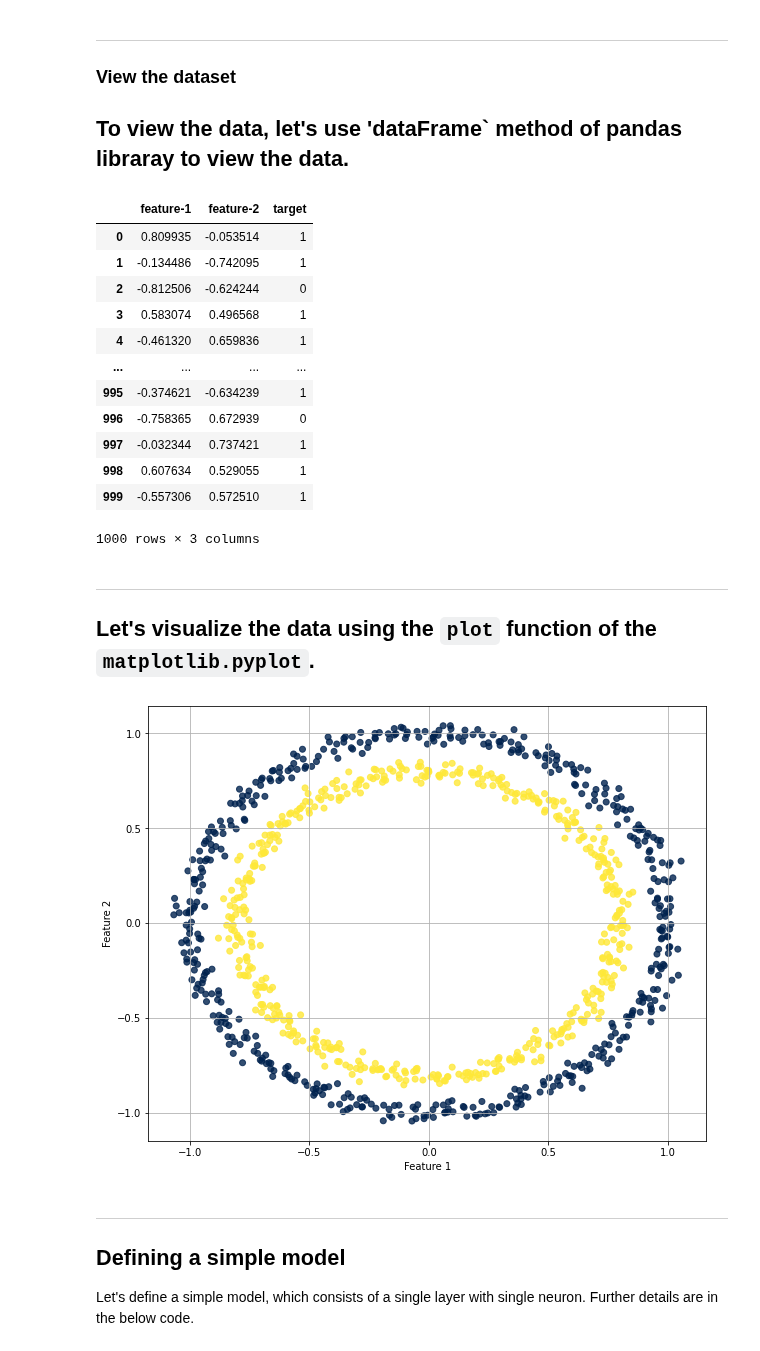
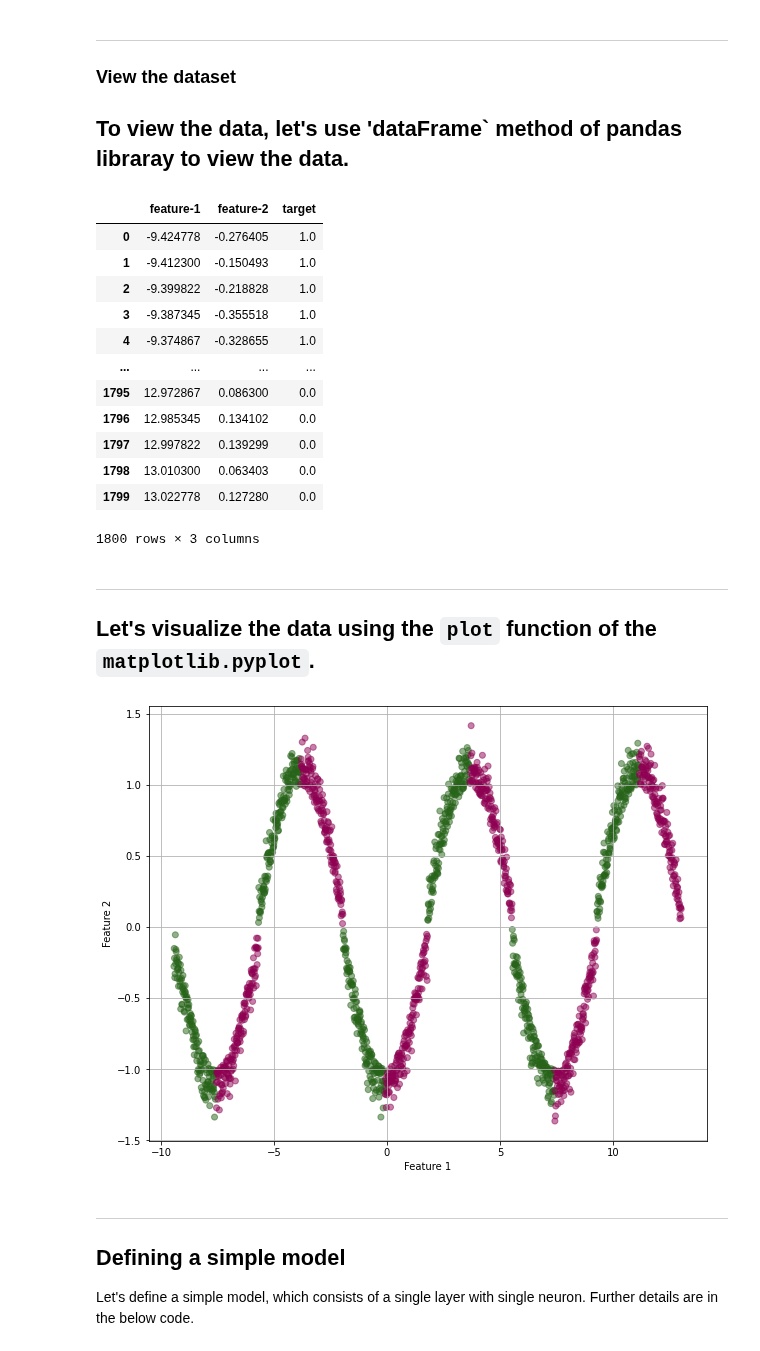
Before and after one commit to ImranNust/Spring2021_CS_ANN_Class, a Jupyter notebook: Lecture4_ShallowAndDeepNetowks/Module5_ADeepNeuralNetworkModelForAComplexDataset.ipynb, the cells around one changed output. Saved outputs shown, nothing was run; the diff lists cells and outputs as text; code cells hidden in the pictures.

```diff
--- a/Lecture4_ShallowAndDeepNetowks/Module5_ADeepNeuralNetworkModelForAComplexDataset.ipynb
+++ b/Lecture4_ShallowAndDeepNetowks/Module5_ADeepNeuralNetworkModelForAComplexDataset.ipynb
@@ -39,3 +37,26 @@ y = y.reshape(1000,1)
+# %%
+# Following lines of code to plot a sine wave
+
+c = 3
+num = 1800
+step = num/(c*4)
+np.random.seed(0)
+x0 = np.linspace(-c*np.pi, c*np.pi, num)
+x1 = np.sin(x0)
+noise = np.random.normal(0, 0.1, num) + 0.1
+noise = np.sign(x1) * np.abs(noise)
+x1  = x1 + noise
+x0 = x0 + (np.asarray(range(num)) / step) * 0.3
+x = np.column_stack((x0, x1))
+y = np.asarray([int((i/step)%2==1) for i in range(len(x0))])
+
+y1 = np.zeros(np.shape(y))
+loc = list(np.where(y==1))
+k = int((loc[0][1] - loc[0][0])/2)
+s = 0
+for j in loc[0]:
+  y1[s:j] = 1
+  s = j+k
 # %% [markdown]
 ---
 ### View the dataset
@@ -44,26 +65,26 @@ To view the data, let's use 'dataFrame` method of **pandas** libraray to view th
 # %%
 import pandas as pd
 import numpy as np
 data = {'feature-1': list(x[:,0]),
         'feature-2': list(x[:,1]),
-        'target': list(y[:,0])}
+        'target': list(y1[:,])}
 
 data = pd.DataFrame(data)
 data
 # %% [output]
 |  | feature-1 | feature-2 | target |
-| 0 | 0.809935 | -0.053514 | 1 |
-| 1 | -0.134486 | -0.742095 | 1 |
-| 2 | -0.812506 | -0.624244 | 0 |
-| 3 | 0.583074 | 0.496568 | 1 |
-| 4 | -0.461320 | 0.659836 | 1 |
+| 0 | -9.424778 | -0.276405 | 1.0 |
+| 1 | -9.412300 | -0.150493 | 1.0 |
+| 2 | -9.399822 | -0.218828 | 1.0 |
+| 3 | -9.387345 | -0.355518 | 1.0 |
+| 4 | -9.374867 | -0.328655 | 1.0 |
 | ... | ... | ... | ... |
-| 995 | -0.374621 | -0.634239 | 1 |
-| 996 | -0.758365 | 0.672939 | 0 |
-| 997 | -0.032344 | 0.737421 | 1 |
-| 998 | 0.607634 | 0.529055 | 1 |
-| 999 | -0.557306 | 0.572510 | 1 |
+| 1795 | 12.972867 | 0.086300 | 0.0 |
+| 1796 | 12.985345 | 0.134102 | 0.0 |
+| 1797 | 12.997822 | 0.139299 | 0.0 |
+| 1798 | 13.010300 | 0.063403 | 0.0 |
+| 1799 | 13.022778 | 0.127280 | 0.0 |
-1000 rows × 3 columns
+1800 rows × 3 columns
 # %% [markdown]
 ---
 Let's visualize the data using the `plot` function of the `matplotlib.pyplot`.
@@ -71,12 +92,12 @@ Let's visualize the data using the `plot` function of the `matplotlib.pyplot`.
 # %%
 import matplotlib.pyplot as plt
 plt.figure(figsize = (10,8))
-plt.scatter(x[:,0], x[:,1],  c = y, alpha = 0.8, cmap = 'cividis', marker = 'o');
+plt.scatter(x[:,0], x[:,1],  c = y1, alpha = 0.5, cmap = 'PiYG', marker = 'o');
 plt.xlabel('Feature 1')
 plt.ylabel('Feature 2')
 plt.grid('on')
 # %% [output]
-[figure, old version]
+[figure, new version]
 # %% [markdown]
 ___
 ## Defining a simple model
```
Also changed, not shown: parts of 10 cells of this notebook.
